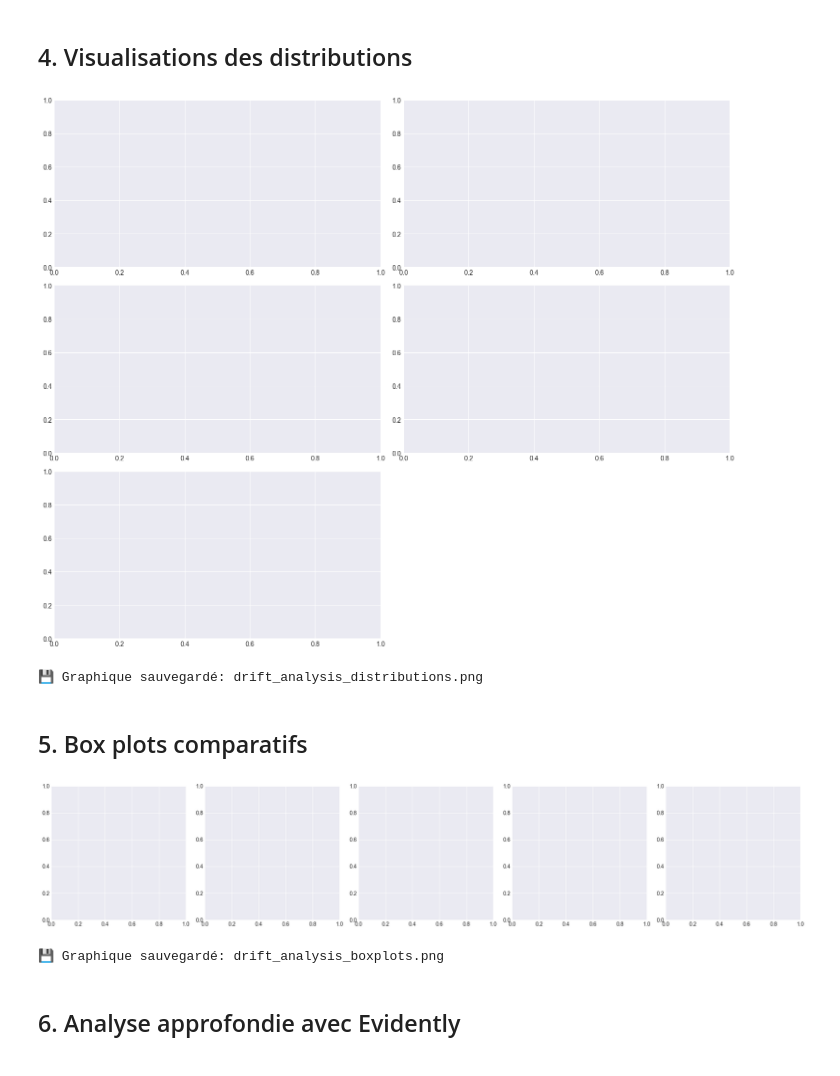
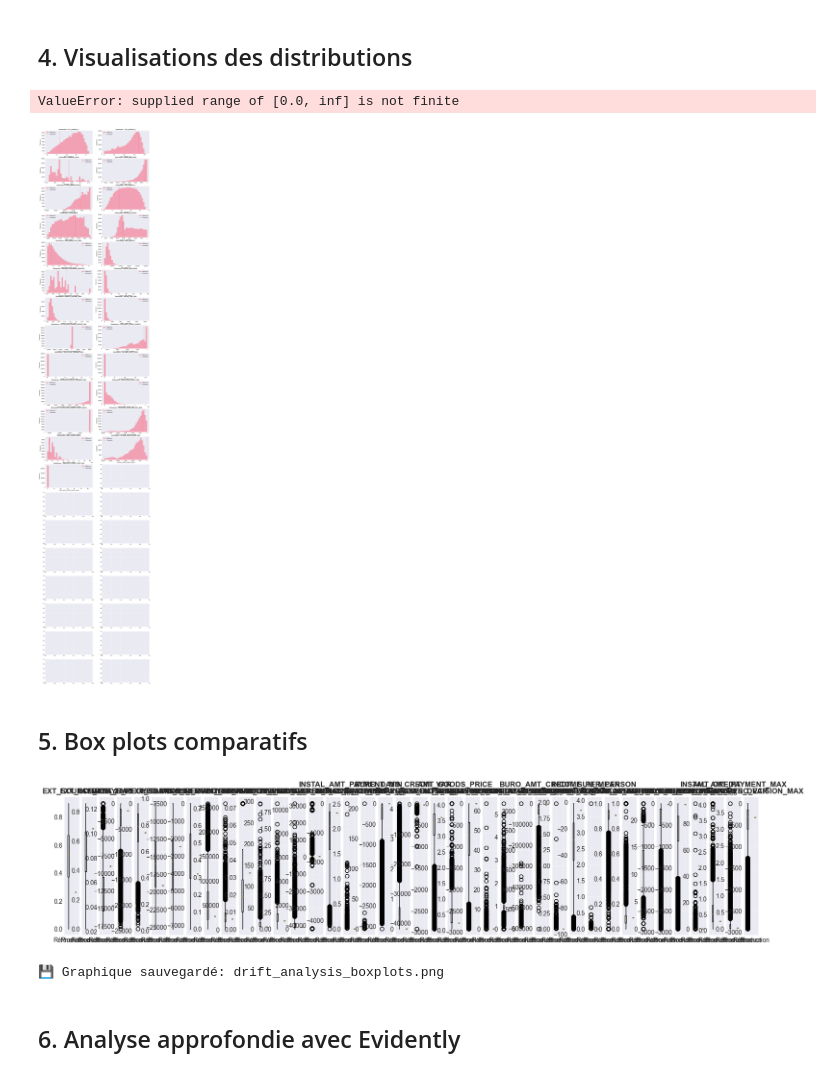
Before and after one commit to ticoraph/ReadyToSpendMonitor, a Jupyter notebook: notebooks/drift_analysis.ipynb, the cells around one changed output. Drawn from its saved outputs; the diff is of its cells as text; code cells hidden in the pictures.

```diff
--- a/notebooks/drift_analysis.ipynb
+++ b/notebooks/drift_analysis.ipynb
@@ -27,7 +28,7 @@ sns.set_palette("husl")
 ## 1. Chargement des données
 # %%
 # Charger les données de référence (entraînement)
-reference_df = pd.read_csv('../data/reference_data.csv')
+reference_df = pd.read_csv('../output/dataset_train_top40.csv')
 print(f"📊 Données de référence: {len(reference_df)} échantillons")
 print(f"Colonnes: {reference_df.columns.tolist()}")
 reference_df.head()
@@ -44,7 +45,7 @@ Colonnes: ['AMT_ANNUITY', 'AMT_CREDIT', 'AMT_GOODS_PRICE', 'AMT_INCOME_TOTAL', '
 # %%
 # Charger les logs de production
 production_logs = []
-with open('../production_logs.json', 'r') as f:
+with open('../output/production_logs.json', 'r') as f:
     for line in f:
         if line.strip():
             production_logs.append(json.loads(line))
@@ -68,7 +66,7 @@ Colonnes: ['age', 'income', 'loan_amount', 'employment_length', 'credit_score']
 ## 2. Statistiques descriptives
 # %%
 # Comparaison des statistiques
-features = ['age', 'income', 'loan_amount', 'employment_length', 'credit_score']
+features = ['EXT_SOURCE_3','EXT_SOURCE_2','PAYMENT_RATE','DAYS_EMPLOYED','DAYS_REGISTRATION','EXT_SOURCE_1','DAYS_BIRTH','DAYS_ID_PUBLISH','DAYS_EMPLOYED_PERC','AMT_ANNUITY','REGION_POPULATION_RELATIVE','INSTAL_DBD_MEAN','ANNUITY_INCOME_PERC','INSTAL_DBD_SUM','ACTIVE_DAYS_CREDIT_ENDDATE_MIN','DAYS_LAST_PHONE_CHANGE','INSTAL_AMT_PAYMENT_MIN','INCOME_CREDIT_PERC','INSTAL_DAYS_ENTRY_PAYMENT_MAX','BURO_DAYS_CREDIT_VAR','ACTIVE_DAYS_CREDIT_UPDATE_MEAN','APPROVED_DAYS_DECISION_MAX','AMT_GOODS_PRICE','CLOSED_DAYS_CREDIT_MAX','PREV_APP_CREDIT_PERC_VAR','PREV_APP_CREDIT_PERC_MEAN','INSTAL_DBD_MAX','INSTAL_DAYS_ENTRY_PAYMENT_SUM','BURO_AMT_CREDIT_SUM_MEAN','POS_MONTHS_BALANCE_MEAN','INCOME_PER_PERSON','POS_NAME_CONTRACT_STATUS_Active_MEAN','POS_NAME_CONTRACT_STATUS_Completed_MEAN','PREV_HOUR_APPR_PROCESS_START_MEAN','ACTIVE_DAYS_CREDIT_MAX','ACTIVE_DAYS_CREDIT_MEAN','APPROVED_APP_CREDIT_PERC_VAR','AMT_CREDIT','INSTAL_AMT_PAYMENT_MAX','PREV_DAYS_DECISION_MAX']
 
 print("\n📊 STATISTIQUES DESCRIPTIVES\n")
 print("=" * 80)
@@ -131,36 +173,51 @@ drift_df
 # %% [markdown]
 ## 4. Visualisations des distributions
 # %%
-# Comparaison des distributions
-fig, axes = plt.subplots(3, 2, figsize=(15, 12))
+n_features = len(features)
+n_cols = 2
+n_rows = math.ceil(n_features / n_cols)
+
+fig, axes = plt.subplots(n_rows, n_cols, figsize=(15, 4 * n_rows))
 axes = axes.flatten()
 
 for idx, feature in enumerate(features):
-    if feature in reference_df.columns and feature in input_df.columns:
-        ax = axes[idx]
+    ax = axes[idx]
 
-        # Histogrammes
-        ax.hist(reference_df[feature].dropna(), bins=30, alpha=0.5, label='Référence', color='blue')
-        ax.hist(input_df[feature].dropna(), bins=30, alpha=0.5, label='Production', color='red')
+    if feature not in reference_df.columns or feature not in input_df.columns:
+        ax.set_visible(False)
+        continue
 
-        ax.set_title(f'Distribution - {feature}', fontsize=12, fontweight='bold')
-        ax.set_xlabel(feature)
-        ax.set_ylabel('Fréquence')
-        ax.legend()
-        ax.grid(True, alpha=0.3)
+    ref_values = reference_df[feature].dropna()
+    prod_values = input_df[feature].dropna()
 
-# Supprimer le dernier subplot s'il n'est pas utilisé
-if len(features) < len(axes):
-    fig.delaxes(axes[-1])
+    # Référence = histogramme
+    ax.hist(ref_values, bins=30, alpha=0.6, label="Référence")
+
+    # Production = ligne si peu de valeurs
+    if len(prod_values) <= 5:
+        for v in prod_values:
+            ax.axvline(v, linestyle="--", label="Production")
+    else:
+        ax.hist(prod_values, bins=30, alpha=0.6, label="Production")
+
+    ax.set_title(f"Distribution – {feature}", fontsize=11, fontweight="bold")
+    ax.set_xlabel(feature)
+    ax.set_ylabel("Fréquence")
+    ax.legend()
+    ax.grid(True, alpha=0.3)
+
+# Supprimer proprement les axes inutilisés
+for j in range(idx + 1, len(axes)):
+    fig.delaxes(axes[j])
 
 plt.tight_layout()
-plt.savefig('../output/drift_analysis_distributions.png', dpi=300, bbox_inches='tight')
+plt.savefig("../output/drift_analysis_distributions.png", dpi=300)
 plt.show()
 
-print("\n💾 Graphique sauvegardé: drift_analysis_distributions.png")
+print("💾 Graphique sauvegardé: drift_analysis_distributions.png")
 # %% [output]
+ValueError: supplied range of [0.0, inf] is not finite
-[figure, old version]
+[figure, new version]
-💾 Graphique sauvegardé: drift_analysis_distributions.png
 # %% [markdown]
 ## 5. Box plots comparatifs
 # %%
@@ -185,7 +242,7 @@ plt.show()
 
 print("\n💾 Graphique sauvegardé: drift_analysis_boxplots.png")
 # %% [output]
-[figure, old version]
+[figure, new version]
 💾 Graphique sauvegardé: drift_analysis_boxplots.png
 # %% [markdown]
 ## 6. Analyse approfondie avec Evidently
```
Also changed, not shown: parts of 6 cells of this notebook, 9 other files.
